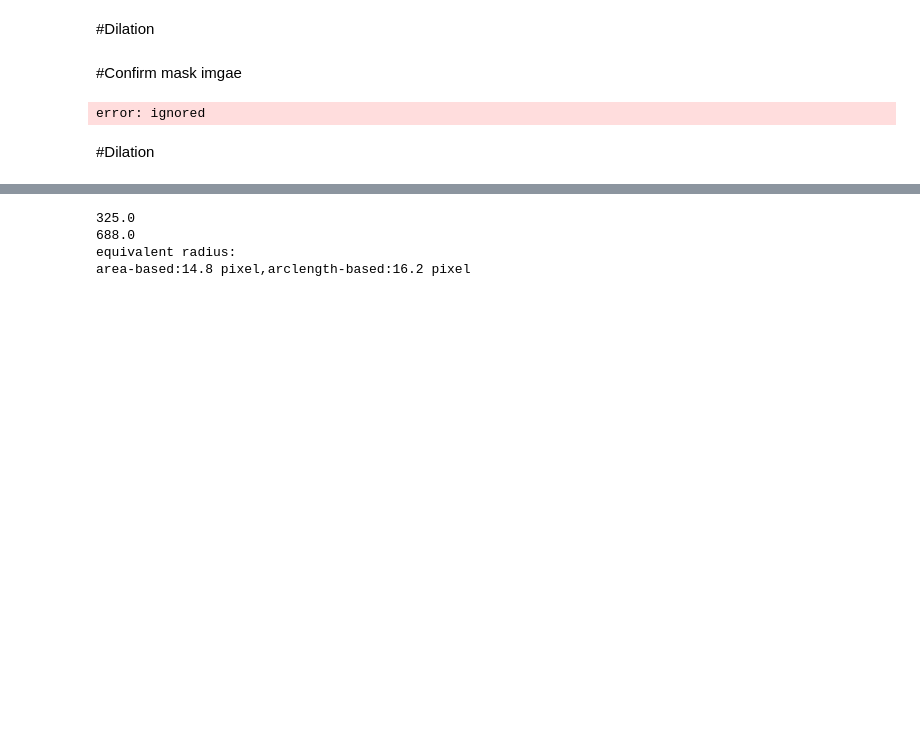
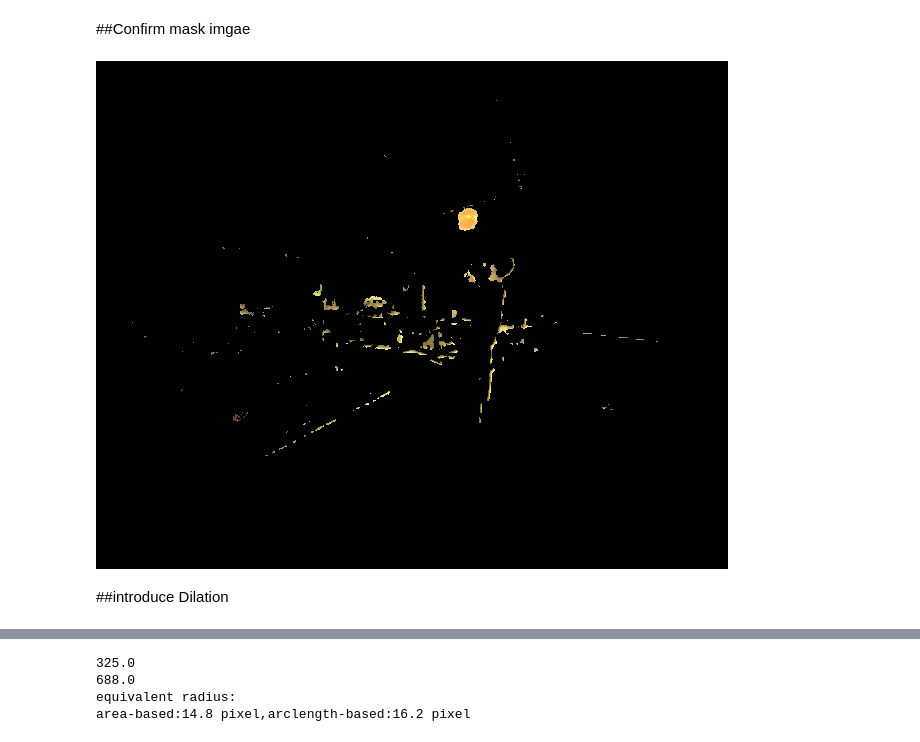
Before and after one commit to yukitiec/Research, a Jupyter notebook: Tracking_Method_BGS_ColorTracking_YOLO_OpticalFlow_TemplateMatching_KalmanFilter_3DReconstruction.ipynb, the cells around one changed output, grey strips where cells are left out. Cells and saved outputs as stored; diff of their text form; code cells hidden in the pictures; blank space fills up the shorter version.

Commit message:
Tracking

```diff
--- a/Tracking_Method_BGS_ColorTracking_YOLO_OpticalFlow_TemplateMatching_KalmanFilter_3DReconstruction.ipynb
+++ b/Tracking_Method_BGS_ColorTracking_YOLO_OpticalFlow_TemplateMatching_KalmanFilter_3DReconstruction.ipynb
@@ -20,5 +22,3 @@ import numpy as np
-# %% [markdown]
-#Dilation
 # %%
 def dilation(img,dilationSize, kernelSize):  # 膨張した画像にして返す
     kernel = np.ones((kernelSize, kernelSize), np.uint8)
@@ -103,18 +103,18 @@ def detect_orange_color(img):
   return opening,masked_img
   #return mask, masked_img
 # %% [markdown]
-#Confirm mask imgae
+##Confirm mask imgae
 # %%
 from google.colab.patches import cv2_imshow
 
-img = cv2.imread('/ontent/gdrcive/My Drive/YAMAKAWA_LAB/YOLO_labelimg/Images/13_files/rename/010.jpg')#ObjectTracking/20221221/1/cam_1/020.jpg' )
+img = cv2.imread('/content/gdrive/My Drive/YAMAKAWA_LAB/YOLO_labelimg/Images/13_files/rename/010.jpg')#ObjectTracking/20221221/1/cam_1/020.jpg' )
 mask, masked_img = detect_orange_color(img)
 
 cv2_imshow(masked_img)
 # %% [output]
-error: ignored
+[figure, added]
 # %% [markdown]
-#Dilation
+##introduce Dilation
 # %%
 def dilation(img,dilationSize, kernelSize):  # 膨張した画像にして返す
     kernel = np.ones((kernelSize, kernelSize), np.uint8)
```
Also changed, not shown: parts of 67 cells of this notebook.
